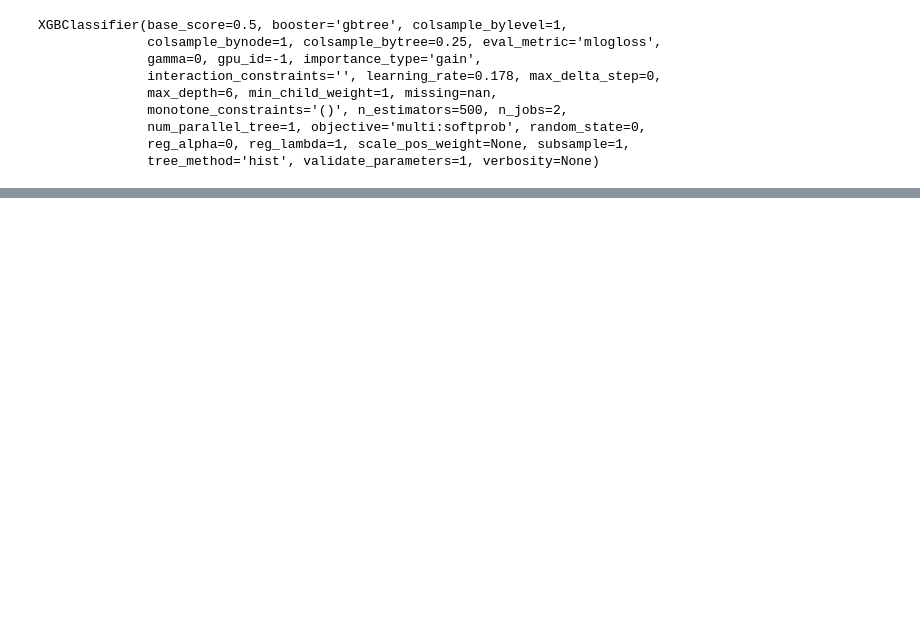
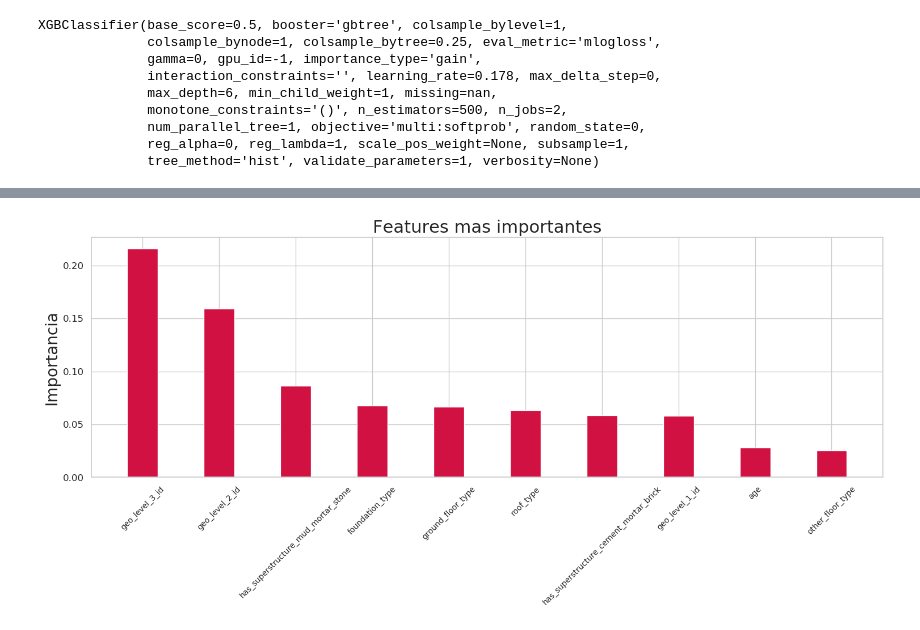
Before and after one commit to fedepenic/TP2-OrganizacionDeDatos, a Jupyter notebook: XGBoost.ipynb, the cells around one changed output, grey strips where cells are left out. Saved outputs shown, nothing was run; the diff lists cells and outputs as text; code cells hidden in the pictures; blank space fills up the shorter version.

Commit message:
update de los modelos de XGBoost

```diff
--- a/XGBoost.ipynb
+++ b/XGBoost.ipynb
@@ -67,4 +53,5 @@ geo_level=features.loc[:,['building_id','geo_level_1_id','geo_level_2_id','geo_l
 # %%
+geo_level=train_values.loc[:,['building_id','geo_level_1_id','geo_level_2_id','geo_level_3_id']].merge(train_labels)
 gl_by_mean=[np.zeros(geo_level.geo_level_1_id.max()+1),
             np.zeros(geo_level.geo_level_2_id.max()+1),
             np.zeros(geo_level.geo_level_3_id.max()+1)]
@@ -102,3 +89,22 @@ gl_combine=[gl_by_mean[i]+gl_by_mode[i] for i in range(3)]
 
 foundation_dict={'i':0,'w':1,'u':2,'h':3,'r':4}
 other_floor_dict={'s':0,'j':1,'q':2,'x':2}
+
+def get_features(features):
+    short=features.loc[:,['building_id','geo_level_1_id','geo_level_2_id','geo_level_3_id','foundation_type',\
+                          'age','roof_type','ground_floor_type','other_floor_type','count_floors_pre_eq',\
+                          'height_percentage','area_percentage']\
+                           +[col for col in features.columns if col.startswith('has_superstructure')]]
+    short['height_to_area_rt']=short['height_percentage']/short['area_percentage']
+
+    # Aca se elige el encoding que se quiere usar para cada geo_level
+    short['geo_level_1_id']=short.agg({'geo_level_1_id':lambda x:gl_by_mean[0][x]})
+    short['geo_level_2_id']=short.agg({'geo_level_2_id':lambda x:gl_combine[1][x]})
+    short['geo_level_3_id']=short.agg({'geo_level_3_id':lambda x:gl_combine[2][x]})
+
+    # Encodeo las variables categóricas así porque en el TP1 parecían ser las que más peso tenían sobre damage_grade
+    short.other_floor_type=short.agg({'other_floor_type':lambda x:other_floor_dict[x]})
+    short.foundation_type=short.agg({'foundation_type':lambda x:foundation_dict[x]})
+    short.roof_type=short['roof_type']=='x'
+    short.ground_floor_type=short['ground_floor_type']=='v'
+    return short
@@ -125,3 +111,6 @@ X, y = short.iloc[:,:-1],short.iloc[:,-1]
+# %%
+short_train=get_features(train_values).merge(train_labels).set_index('building_id')
+X, y = short_train.iloc[:,:-1],short_train.iloc[:,-1]
 # %%
 # la métrica mlogloss explicita es para sacar el warning
 xg_cls=xgb.XGBClassifier(objective='multi:softprob',eval_metric='mlogloss',\
@@ -190 +134,21 @@ submission_format = pd.read_csv('submission_format.csv', index_col='building_id'
+# %%
+###grafico de features mas importantes para el modelo
+###a zip pasarle array las columnas del set de train
+###y array de feature importances
+top_10=sorted(zip(X.columns,xg_cls.feature_importances_),key=lambda x:x[1],reverse=True)[:10]
+#paso a lista para graficar
+features_names = [x[0] for x in top_10]
+feature_importances = [x[1] for x in top_10]
+
+#estilizo el bar plot
+plt.figure(figsize = (18, 5.5))
+plt.rc('xtick',labelsize=10)
+plt.rc('ytick',labelsize=12)
+plt.bar(features_names, feature_importances, color ='#d11141', width = 0.4)
+plt.title("Features mas importantes", fontsize=22)
+plt.ylabel("Importancia", fontsize=20)
+plt.xticks(rotation=45)
+plt.show()
+# %% [output]
+[figure, added]
 # %%
```
Also changed, not shown: parts of 18 cells of this notebook, 1 other file.
